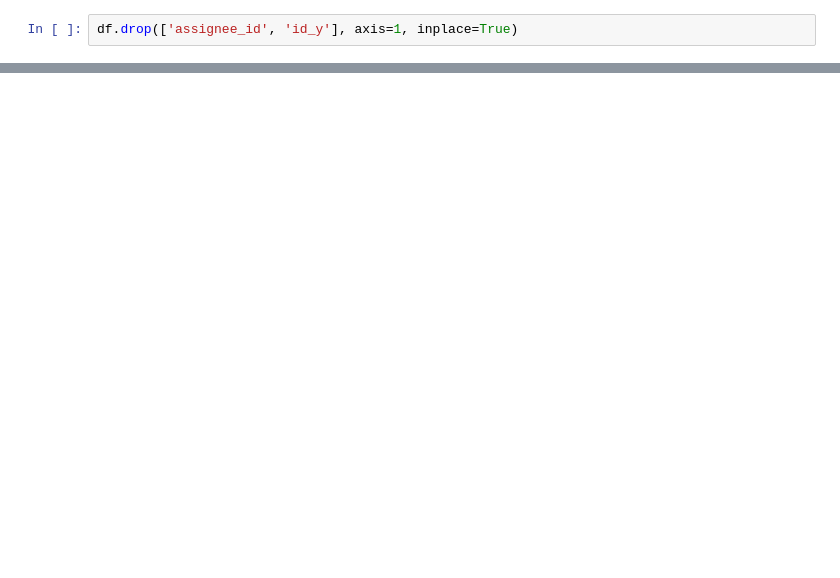
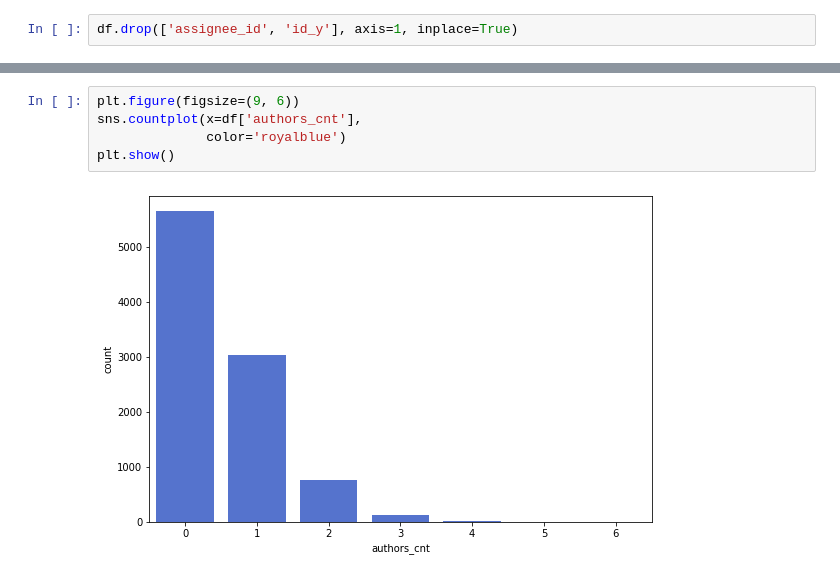
Before and after one commit to TayJen/hackathon_algu2022, a Jupyter notebook: H_ALGU_2022_Research.ipynb, the cells around one changed output, grey strips where cells are left out. Cells and saved outputs as stored; diff of their text form; blank space fills up the shorter version.

```diff
--- a/H_ALGU_2022_Research.ipynb
+++ b/H_ALGU_2022_Research.ipynb
@@ -1166,0 +1241,7 @@ df.drop(['assignee_id', 'id_y'], axis=1, inplace=True)
+# %%
+plt.figure(figsize=(9, 6))
+sns.countplot(x=df['authors_cnt'],
+              color='royalblue')
+plt.show()
+# %% [output]
+[figure, added]
```
Also changed, not shown: parts of 12 cells of this notebook.
